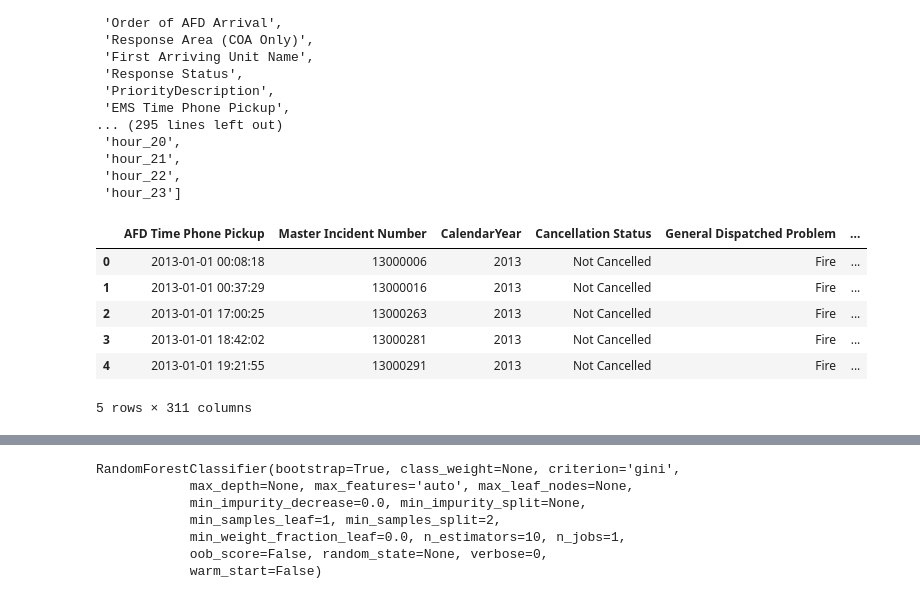
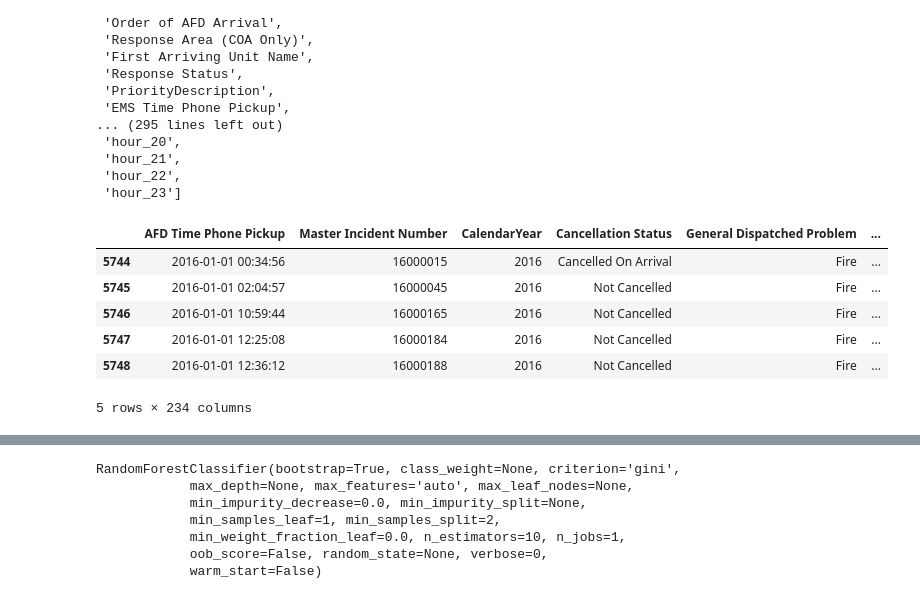
Before and after one commit to owentemple/Hack-Austin, a Jupyter notebook: src/find-important-features-in-late-responses.ipynb, the cells around one changed output, grey strips where cells are left out. Drawn from its saved outputs; the diff is of its cells as text; code cells hidden in the pictures.

```diff
--- a/src/find-important-features-in-late-responses.ipynb
+++ b/src/find-important-features-in-late-responses.ipynb
@@ -112,15 +114,17 @@ my_columns
  'hour_21',
  'hour_22',
  'hour_23']
+# %%
+df_2016 = df[df['CalendarYear'] >= 2016]
 # %%
-df_dummies = pd.get_dummies(df, columns=['Problem', 'ResponseArea', 'day_of_week', 'hour'])
+df_dummies_2016 = pd.get_dummies(df_2016, columns=['Problem', 'ResponseArea', 'day_of_week', 'hour'])
 # %%
-df_dummies.head()
+df_dummies_2016.head()
 # %% [output]
 |  | AFD Time Phone Pickup | Master Incident Number | CalendarYear | Cancellation Status | General Dispatched Problem | ... |
-| 0 | 2013-01-01 00:08:18 | 13000006 | 2013 | Not Cancelled | Fire | ... |
-| 1 | 2013-01-01 00:37:29 | 13000016 | 2013 | Not Cancelled | Fire | ... |
-| 2 | 2013-01-01 17:00:25 | 13000263 | 2013 | Not Cancelled | Fire | ... |
-| 3 | 2013-01-01 18:42:02 | 13000281 | 2013 | Not Cancelled | Fire | ... |
-| 4 | 2013-01-01 19:21:55 | 13000291 | 2013 | Not Cancelled | Fire | ... |
+| 5744 | 2016-01-01 00:34:56 | 16000015 | 2016 | Cancelled On Arrival | Fire | ... |
+| 5745 | 2016-01-01 02:04:57 | 16000045 | 2016 | Not Cancelled | Fire | ... |
+| 5746 | 2016-01-01 10:59:44 | 16000165 | 2016 | Not Cancelled | Fire | ... |
+| 5747 | 2016-01-01 12:25:08 | 16000184 | 2016 | Not Cancelled | Fire | ... |
+| 5748 | 2016-01-01 12:36:12 | 16000188 | 2016 | Not Cancelled | Fire | ... |
-5 rows × 311 columns
+5 rows × 234 columns
```
Also changed, not shown: parts of 6 cells of this notebook, 4 other files.
